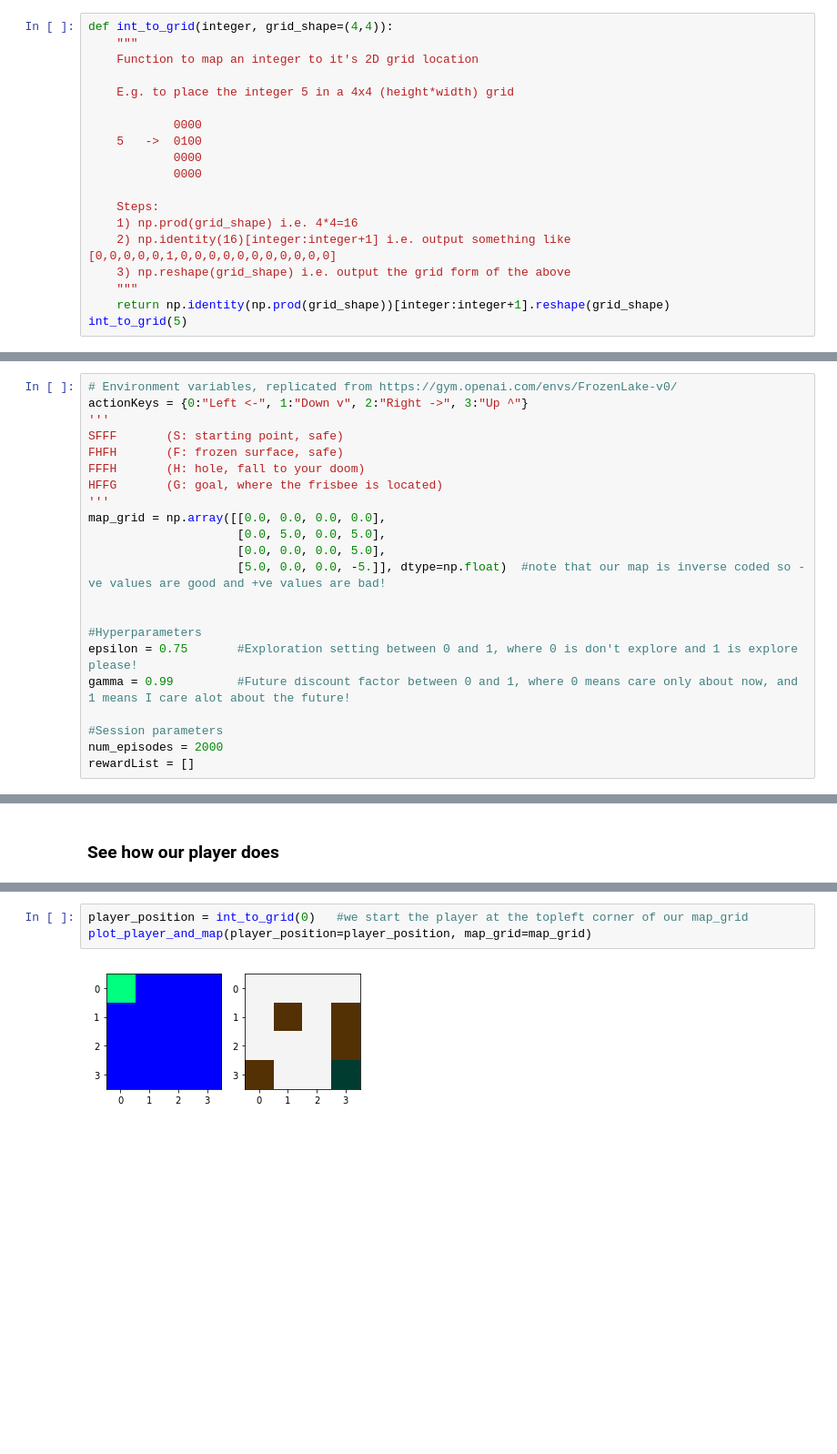
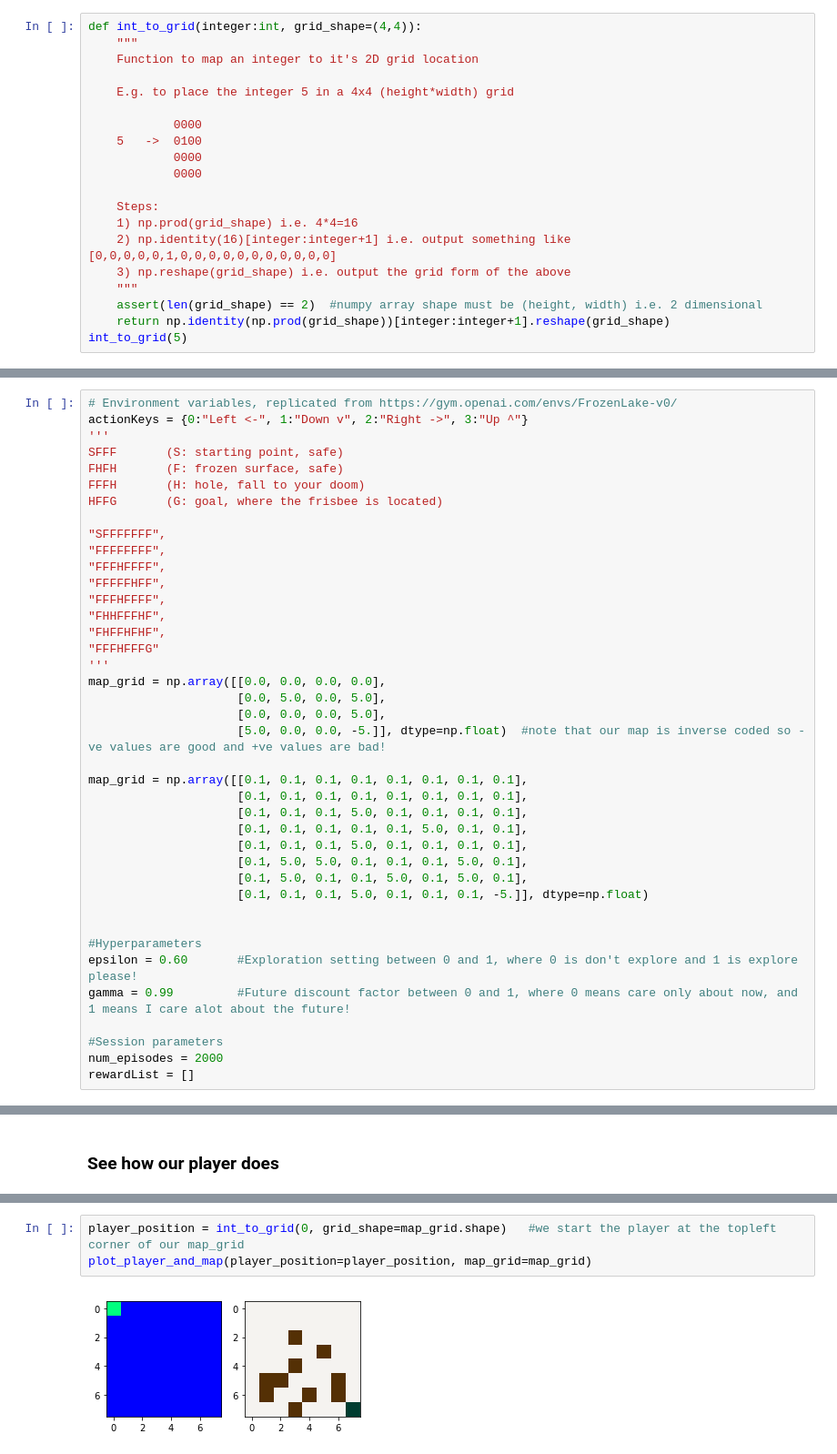
Before and after one commit to weiji14/nz_space_challenge, a Jupyter notebook: route_finder.ipynb, the cells around one changed output, grey strips where cells are left out. Shown at 91% size. Drawn from its saved outputs; the diff is of its cells as text; blank space fills up the shorter version.

```diff
--- a/route_finder.ipynb
+++ b/route_finder.ipynb
@@ -127,7 +110,7 @@ None
 # %% [markdown]
 ### Helper function to convert integer to a 2D grid location
 # %%
-def int_to_grid(integer, grid_shape=(4,4)):
+def int_to_grid(integer:int, grid_shape=(4,4)):
     """
     Function to map an integer to it's 2D grid location
 
@@ -143,6 +126,7 @@ def int_to_grid(integer, grid_shape=(4,4)):
     2) np.identity(16)[integer:integer+1] i.e. output something like [0,0,0,0,0,1,0,0,0,0,0,0,0,0,0,0,0]
     3) np.reshape(grid_shape) i.e. output the grid form of the above
     """
+    assert(len(grid_shape) == 2)  #numpy array shape must be (height, width) i.e. 2 dimensional
     return np.identity(np.prod(grid_shape))[integer:integer+1].reshape(grid_shape)
 int_to_grid(5)
 # %% [output]
@@ -211,15 +211,33 @@ SFFF       (S: starting point, safe)
 FHFH       (F: frozen surface, safe)
 FFFH       (H: hole, fall to your doom)
 HFFG       (G: goal, where the frisbee is located)
+
+"SFFFFFFF",
+"FFFFFFFF",
+"FFFHFFFF",
+"FFFFFHFF",
+"FFFHFFFF",
+"FHHFFFHF",
+"FHFFHFHF",
+"FFFHFFFG"
 '''
 map_grid = np.array([[0.0, 0.0, 0.0, 0.0],
                      [0.0, 5.0, 0.0, 5.0],
                      [0.0, 0.0, 0.0, 5.0],
                      [5.0, 0.0, 0.0, -5.]], dtype=np.float)  #note that our map is inverse coded so -ve values are good and +ve values are bad!
 
+map_grid = np.array([[0.1, 0.1, 0.1, 0.1, 0.1, 0.1, 0.1, 0.1],
+                     [0.1, 0.1, 0.1, 0.1, 0.1, 0.1, 0.1, 0.1],
+                     [0.1, 0.1, 0.1, 5.0, 0.1, 0.1, 0.1, 0.1],
+                     [0.1, 0.1, 0.1, 0.1, 0.1, 5.0, 0.1, 0.1],
+                     [0.1, 0.1, 0.1, 5.0, 0.1, 0.1, 0.1, 0.1],
+                     [0.1, 5.0, 5.0, 0.1, 0.1, 0.1, 5.0, 0.1],
+                     [0.1, 5.0, 0.1, 0.1, 5.0, 0.1, 5.0, 0.1],
+                     [0.1, 0.1, 0.1, 5.0, 0.1, 0.1, 0.1, -5.]], dtype=np.float)
+
 
 #Hyperparameters
-epsilon = 0.75       #Exploration setting between 0 and 1, where 0 is don't explore and 1 is explore please!
+epsilon = 0.60       #Exploration setting between 0 and 1, where 0 is don't explore and 1 is explore please!
 gamma = 0.99         #Future discount factor between 0 and 1, where 0 means care only about now, and 1 means I care alot about the future!
 
 #Session parameters
@@ -334,8 +357,8 @@ def plot_player_and_map(player_position, map_grid):
 # %%
-player_position = int_to_grid(0)   #we start the player at the topleft corner of our map_grid
+player_position = int_to_grid(0, grid_shape=map_grid.shape)   #we start the player at the topleft corner of our map_grid
 plot_player_and_map(player_position=player_position, map_grid=map_grid)
 # %% [output]
-[figure, old version]
+[figure, new version]
 # %%
 for i in range(6):  #take 6 steps and see if our player reaches the goal!
     #plot_player_and_map(player_position=player_position, map_grid=map_grid)
```
Also changed, not shown: parts of 11 cells of this notebook.
